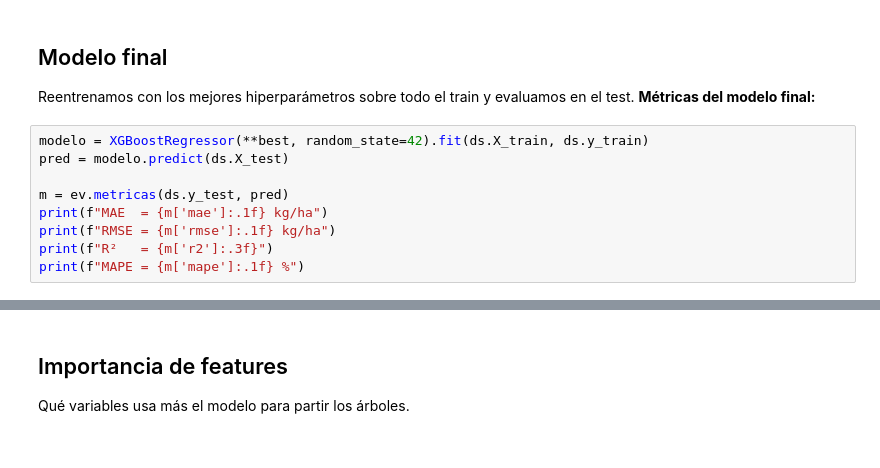
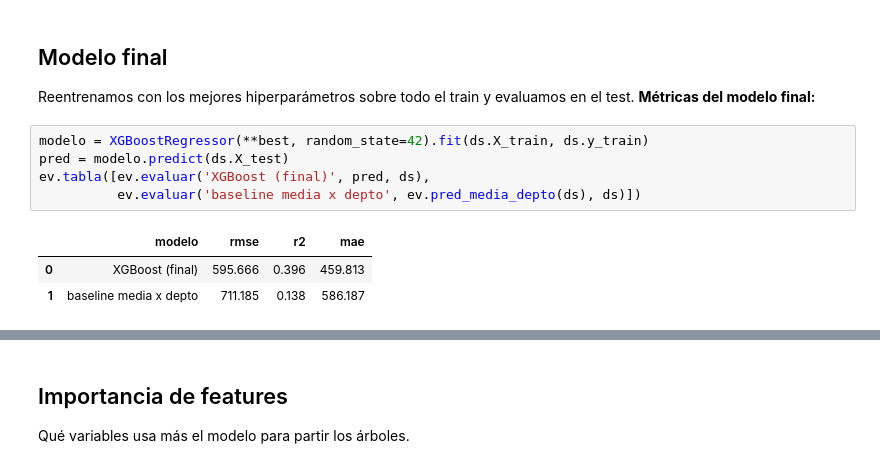
Before and after one commit to Castanosjoaquin/Trabajo_final_ML, a Jupyter notebook: componente_b/experimentos/03_hp_xgboost.ipynb, the cells around one changed output, grey strips where cells are left out. Saved outputs shown, nothing was run; the diff lists cells and outputs as text.

```diff
--- a/componente_b/experimentos/03_hp_xgboost.ipynb
+++ b/componente_b/experimentos/03_hp_xgboost.ipynb
@@ -54,15 +70,15 @@ tabla.head(10)
 
 Reentrenamos con los mejores hiperparámetros sobre todo el train y evaluamos en el
 test. **Métricas del modelo final:**
-# %%
-modelo = XGBoostRegressor(**best, random_state=42).fit(ds.X_train, ds.y_train)
-pred = modelo.predict(ds.X_test)
-
-m = ev.metricas(ds.y_test, pred)
-print(f"MAE  = {m['mae']:.1f} kg/ha")
-print(f"RMSE = {m['rmse']:.1f} kg/ha")
-print(f"R²   = {m['r2']:.3f}")
-print(f"MAPE = {m['mape']:.1f} %")
+# %%
+modelo = XGBoostRegressor(**best, random_state=42).fit(ds.X_train, ds.y_train)
+pred = modelo.predict(ds.X_test)
+ev.tabla([ev.evaluar('XGBoost (final)', pred, ds),
+          ev.evaluar('baseline media x depto', ev.pred_media_depto(ds), ds)])
+# %% [output]
+|  | modelo | rmse | r2 | mae |
+| 0 | XGBoost (final) | 595.666 | 0.396 | 459.813 |
+| 1 | baseline media x depto | 711.185 | 0.138 | 586.187 |
 # %%
 fig, axes = plt.subplots(1, 2, figsize=(11, 5))
 ev.plot_pred_vs_real(ds.y_test, pred, 'XGBoost (final)', color=ev.C_XGB, ax=axes[0])
```
Also changed, not shown: parts of 6 cells of this notebook, 45 other files.
